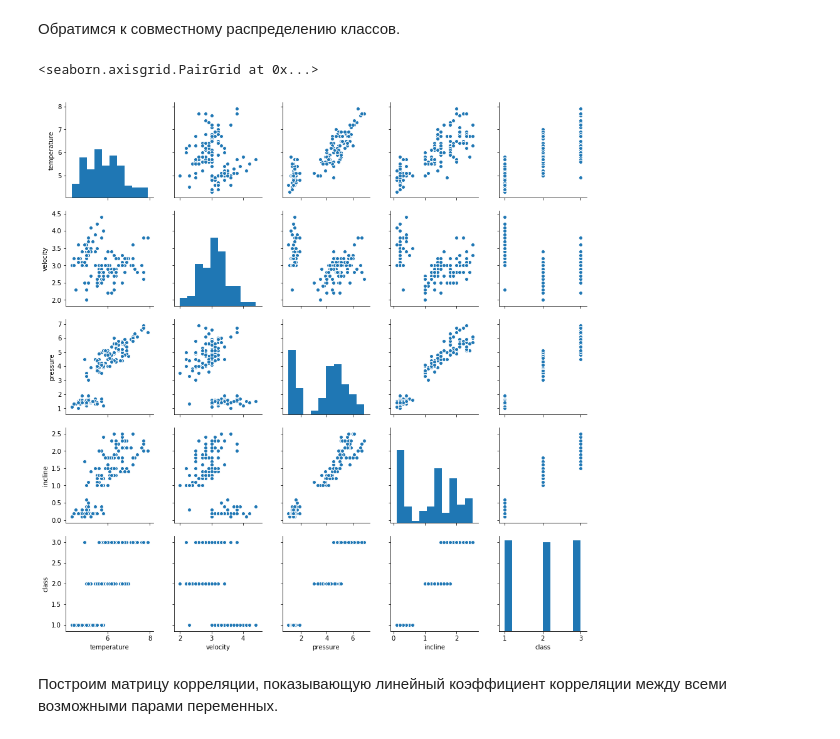
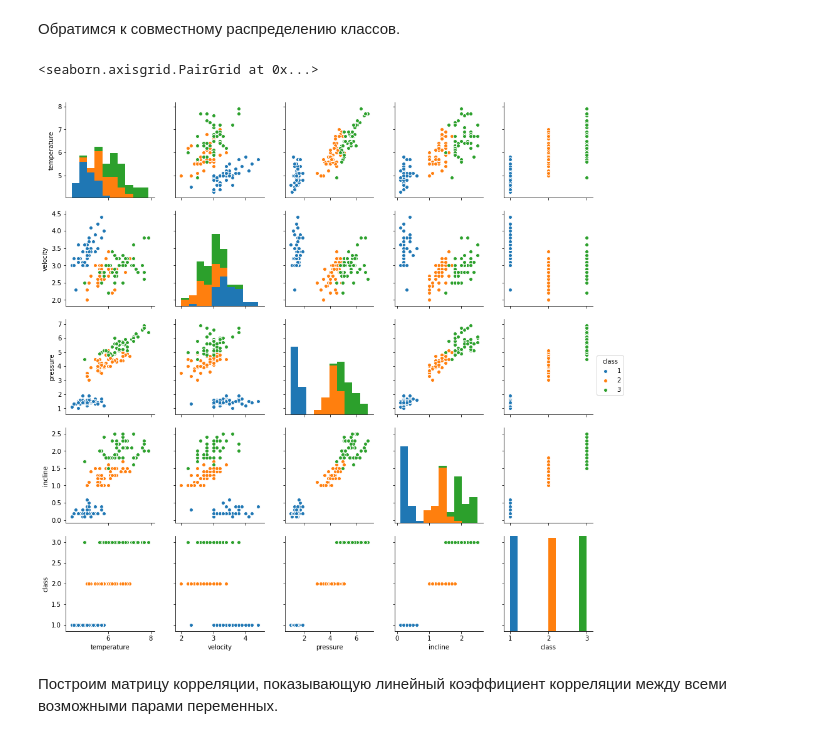
Before and after one commit to VadRad/Accident-rate-classification, a Jupyter notebook: Classification_Notebook.ipynb, the cells around one changed output. Cells and saved outputs as stored; diff of their text form; code cells hidden in the pictures.

```diff
--- a/Classification_Notebook.ipynb
+++ b/Classification_Notebook.ipynb
@@ -64,10 +64,10 @@ Name: class, dtype: int64
 # %% [markdown]
 Обратимся к совместному распределению классов.
 # %%
-sns.pairplot(data)
+sns.pairplot(data, hue ='class')
 # %% [output]
 <seaborn.axisgrid.PairGrid at 0x...>
-[figure, old version]
+[figure, new version]
 # %% [markdown]
 Построим матрицу корреляции, показывающую линейный коэффициент корреляции между всеми возможными парами переменных.
 # %%
```
Also changed, not shown: parts of 1 cell of this notebook, 1 other file.
